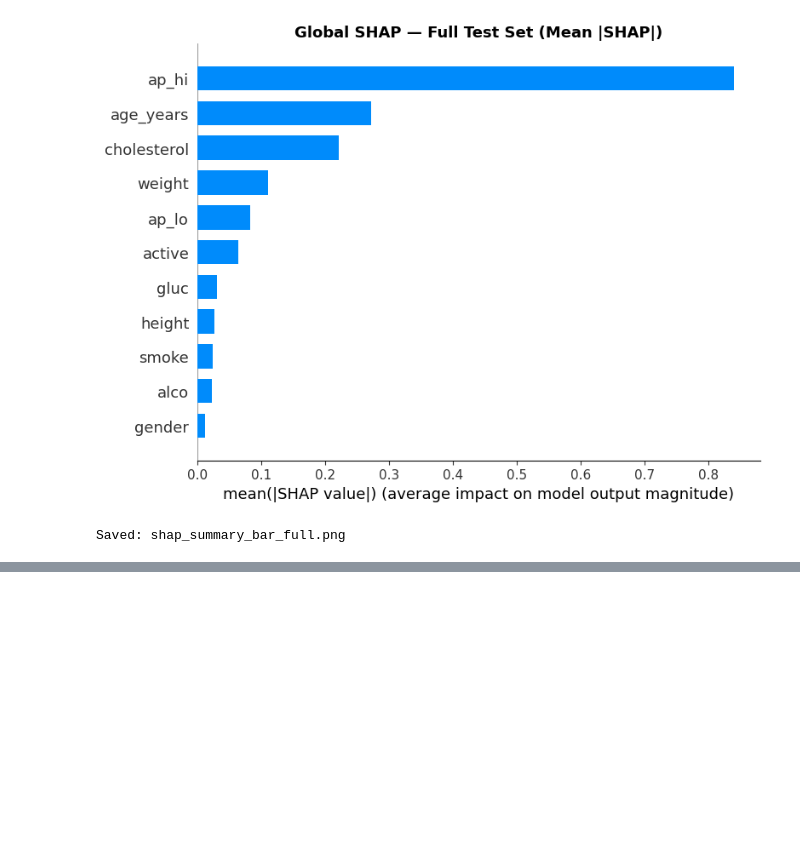
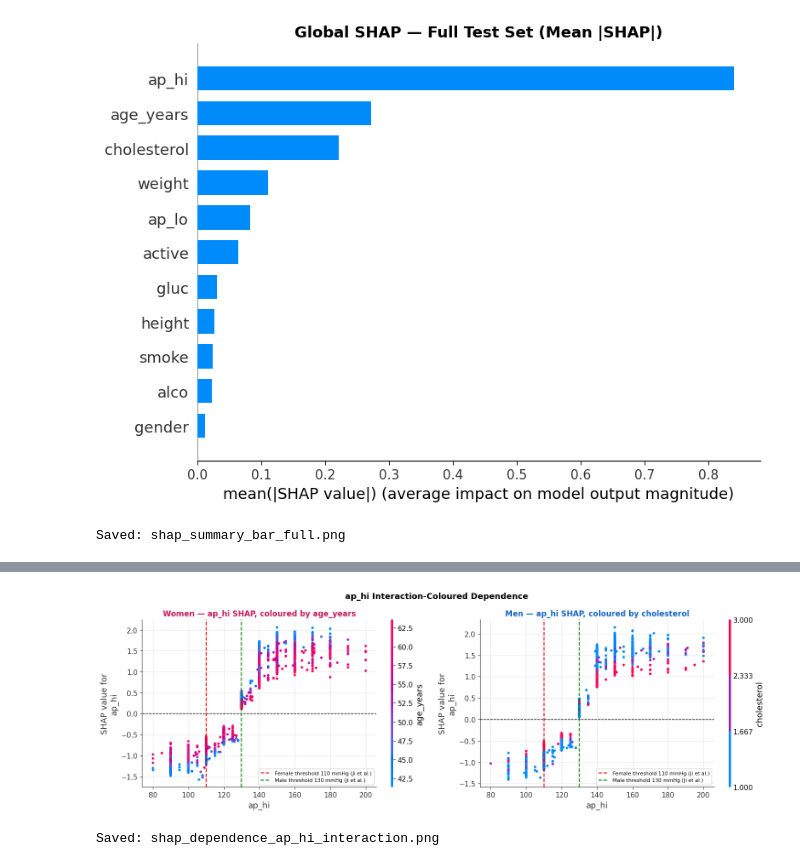
Before and after one commit to Kavisha612/Dissertation_ExplainableAI, a Jupyter notebook: SHAP_fairness_notebooks/shap_01_global_validation.ipynb, the cells around one changed output, grey strips where cells are left out. Cells and saved outputs as stored; diff of their text form; code cells hidden in the pictures; blank space fills up the shorter version.

```diff
--- a/SHAP_fairness_notebooks/shap_01_global_validation.ipynb
+++ b/SHAP_fairness_notebooks/shap_01_global_validation.ipynb
@@ -302,0 +418,37 @@ Saved: shap_summary_bar_full.png
+# %%
+fig, axes = plt.subplots(1, 2, figsize=(15, 5))
+
+# Women — ap_hi coloured by age
+shap.dependence_plot("ap_hi", sv_female.values, X_test_female,
+                     interaction_index="age_years", ax=axes[0], show=False)
+axes[0].set_title("Women — ap_hi SHAP, coloured by age_years",
+                  fontweight="bold", color="#c2185b")
+axes[0].axhline(y=0,   color="black", linestyle="--", linewidth=1)
+axes[0].axvline(x=110, color="red",   linestyle="--", linewidth=1.5,
+                label="Female threshold 110 mmHg (Ji et al.)")
+axes[0].axvline(x=130, color="green", linestyle="--", linewidth=1.5,
+                label="Male threshold 130 mmHg (Ji et al.)")
+axes[0].legend(fontsize=8)
+axes[0].grid(alpha=0.3)
+
+# Men — ap_hi coloured by cholesterol
+shap.dependence_plot("ap_hi", sv_male.values, X_test_male,
+                     interaction_index="cholesterol", ax=axes[1], show=False)
+axes[1].set_title("Men — ap_hi SHAP, coloured by cholesterol",
+                  fontweight="bold", color="#1565c0")
+axes[1].axhline(y=0,   color="black", linestyle="--", linewidth=1)
+axes[1].axvline(x=110, color="red",   linestyle="--", linewidth=1.5,
+                label="Female threshold 110 mmHg (Ji et al.)")
+axes[1].axvline(x=130, color="green", linestyle="--", linewidth=1.5,
+                label="Male threshold 130 mmHg (Ji et al.)")
+axes[1].legend(fontsize=8)
+axes[1].grid(alpha=0.3)
+
+plt.suptitle("ap_hi Interaction-Coloured Dependence", fontsize=13, fontweight="bold")
+plt.tight_layout()
+plt.savefig(OUTPUT_SHAP / "shap_dependence_ap_hi_interaction.png", dpi=150, bbox_inches="tight")
+plt.show()
+print("Saved: shap_dependence_ap_hi_interaction.png")
+# %% [output]
+[figure, added]
+Saved: shap_dependence_ap_hi_interaction.png
```
Also changed, not shown: parts of 9 cells of this notebook.
